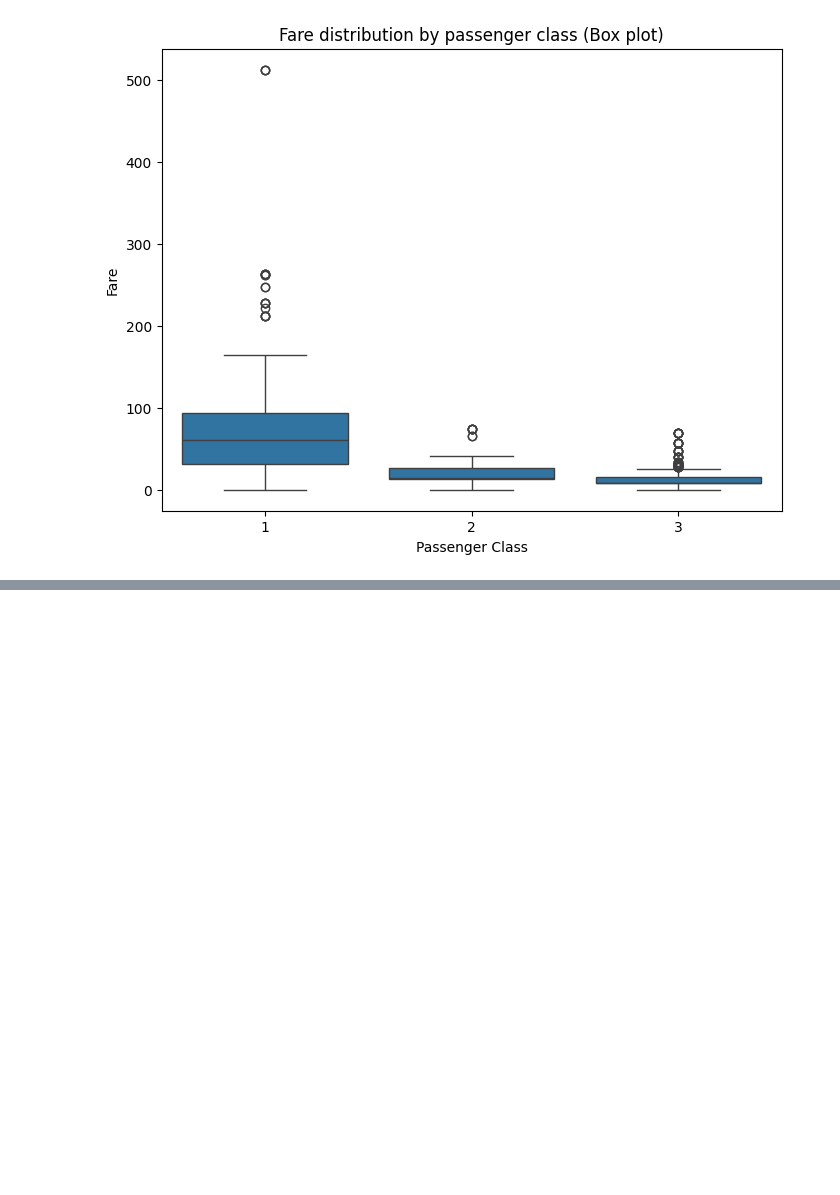
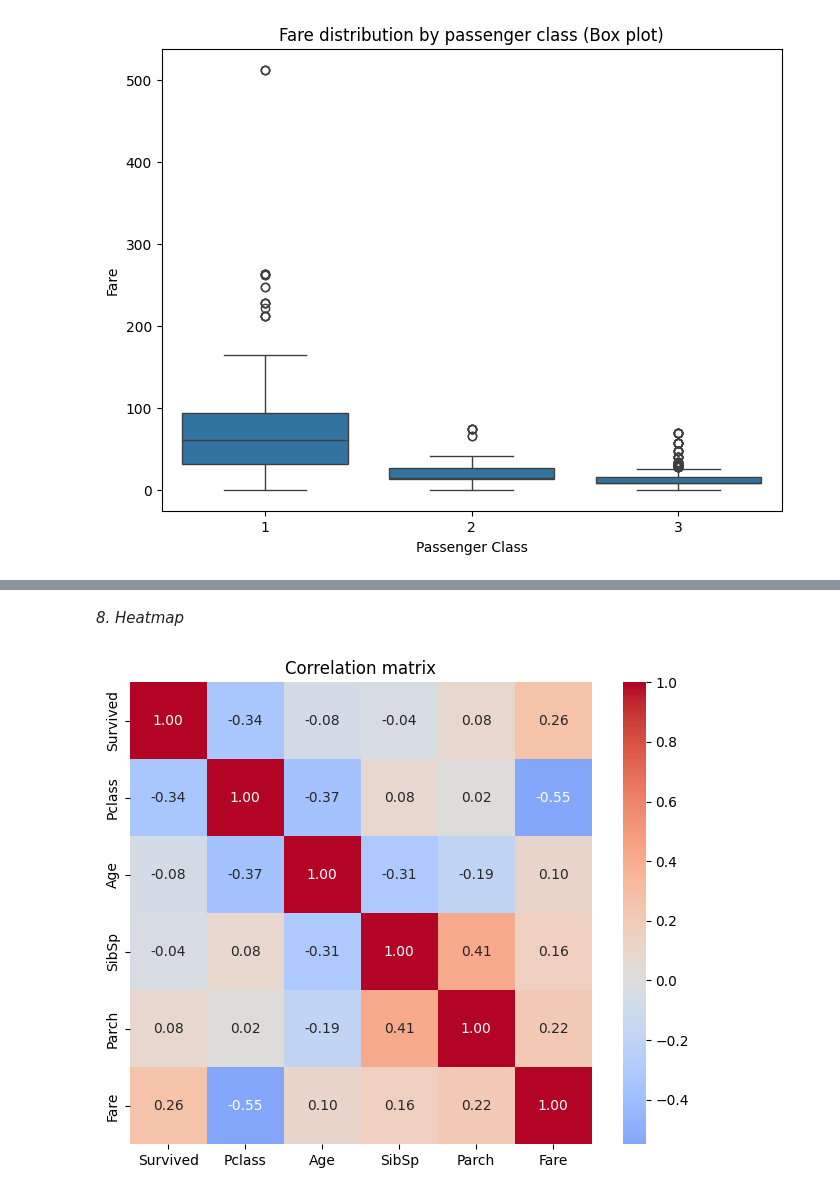
Before and after one commit to readulislamtamim/practice-charts-05052026, a Jupyter notebook: src/main.ipynb, the cells around one changed output, grey strips where cells are left out. Cells and saved outputs as stored; diff of their text form; code cells hidden in the pictures; blank space fills up the shorter version.

```diff
--- a/main.ipynb
+++ b/src/main.ipynb
@@ -226,0 +245,18 @@ plt.show()
+# %% [markdown]
+*8. Heatmap*
+# %%
+numeric_col = ["Survived", "Pclass", "Age", "SibSp", "Parch", "Fare"]
+corr = df[numeric_col].corr()
+
+plt.figure(figsize=(8,6))
+sns.heatmap(corr,
+            annot=True,
+            cmap="coolwarm",
+            center=0,
+            square=True,
+            fmt=".2f")
+
+plt.title("Correlation matrix")
+plt.show()
+# %% [output]
+[figure, added]
```
Also changed, not shown: parts of 2 cells of this notebook, 1 other file.
